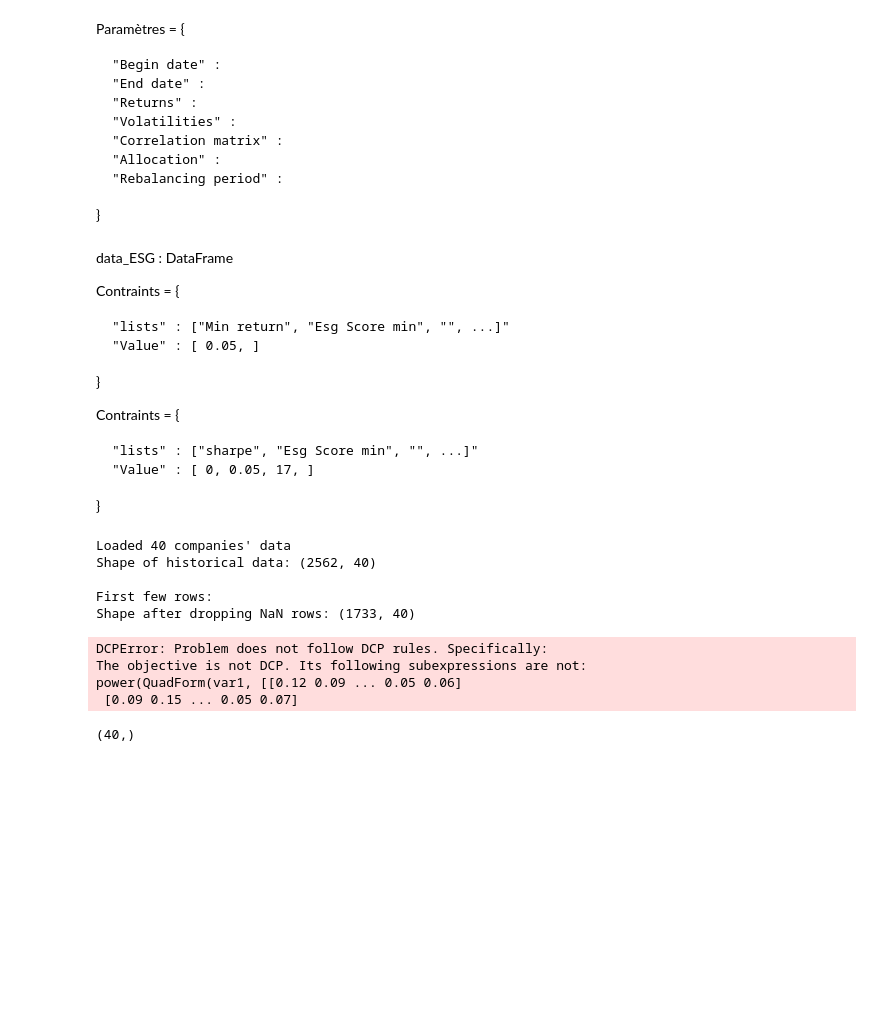
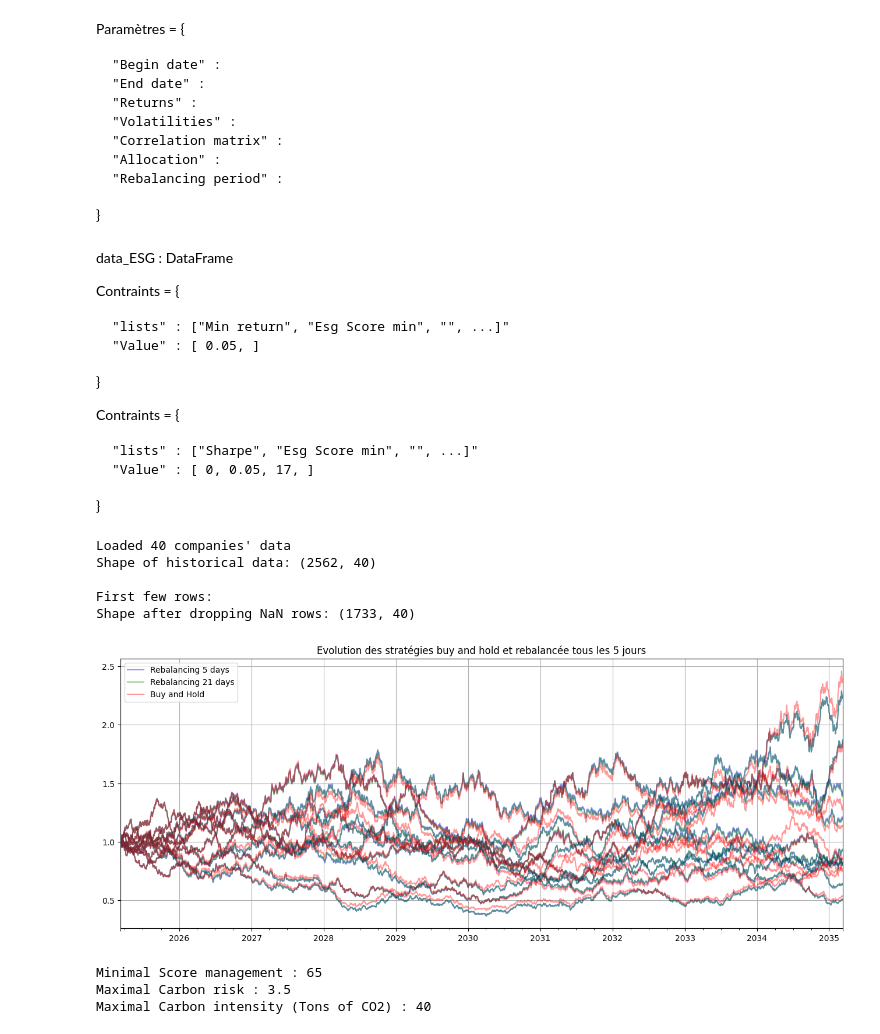
Before and after one commit to ZeBaoB/Cutting-edge_AssetTool-, a Jupyter notebook: POO.ipynb, the cells around one changed output. Saved outputs shown, nothing was run; the diff lists cells and outputs as text; code cells hidden in the pictures; blank space fills up the shorter version.

Commit message:
Risk metrics and simulations

```diff
--- a/POO.ipynb
+++ b/POO.ipynb
@@ -46,7 +48,7 @@ Contraints = {
 
 Contraints = {
 
-    "lists" : ["sharpe", "Esg Score min", "", ...]"
+    "lists" : ["Sharpe", "Esg Score min", "", ...]"
     "Value" : [ 0, 0.05, 17, ]
 }
 # %%
@@ -218,7 +216,7 @@ if True :
     allocations_EW = np.ones(nb_stocks) / nb_stocks
 
 # Import the weights data of CAC40
-CAC40_weights_df = pd.read_csv('Data/InfoCAC40.csv', sep=';').set_index('Societe')
+CAC40_weights_df = pd.read_csv('Data/InfoCAC40.csv', sep=';').set_index('Company')
 # Convert string values to float
 CAC40_weights = CAC40_weights_df.iloc[0, :].str.replace(',', '.').astype(float).values
 # %% [output]
@@ -228,7 +226,9 @@ Shape of historical data: (2562, 40)
 First few rows:
 Shape after dropping NaN rows: (1733, 40)
 # %%
-nb_simu = 2
+nb_simu = 10
+allocation = allocations_EW
+allocation = CAC40_weights
 
 parametres_BuyH = {
     "Begin date": '2025-03-10',
@@ -236,7 +236,7 @@ parametres_BuyH = {
     "Returns": mu_annuel,
     "Volatilities": Volatilite_annuel,
     "Correlation matrix": mat_correlation,
-    "Allocation": allocations_EW,
+    "Allocation": allocation,
 }
 simulation_BuyH = Simulation(nb_scenarios=nb_simu, model="BS", strategie="Buy and hold", parametres=parametres_BuyH)
 simulation_BuyH.generate_scenarios()
@@ -248,7 +248,7 @@ parametres_Rebal21 = {
     "Returns": mu_annuel,
     "Volatilities": Volatilite_annuel,
     "Correlation matrix": mat_correlation,
-    "Allocation": allocations_EW,
+    "Allocation": allocation,
     "Rebalancing period": 21
 }
 simulation_Rebal21 = Simulation(nb_scenarios=nb_simu, model="BS", strategie="Rebalancing", parametres=parametres_Rebal21)
@@ -261,13 +261,39 @@ parametres_Rebal5 = {
     "Returns": mu_annuel,
     "Volatilities": Volatilite_annuel,
     "Correlation matrix": mat_correlation,
-    "Allocation": allocations_EW,
+    "Allocation": allocation,
     "Rebalancing period": 5
 }
 simulation_Rebal5 = Simulation(nb_scenarios=nb_simu, model="BS", strategie="Rebalancing", parametres=parametres_Rebal5)
 simulation_Rebal5.scenarios = simulation_BuyH.scenarios
 simulation_Rebal5.generate_evolutions()
+# %%
+plt.figure(figsize=(16, 6))
+
+lines = []
+evolution_rebal5 = simulation_Rebal5.evolutions
+evolution_BuyH = simulation_BuyH.evolutions
+evolution_rebal21 = simulation_Rebal21.evolutions
+
+for evolution_name, evolution_data in evolution_rebal5.items():
+    lines.append(evolution_data.sum(axis=1).plot(color="blue", alpha=0.4, label="Rebalancing 5 days"))
+    lines.append(evolution_rebal21[evolution_name].sum(axis=1).plot(color="green", alpha=0.4, label="Rebalancing 21 days"))
+    lines.append(evolution_BuyH[evolution_name].sum(axis=1).plot(color="red", alpha=0.4, label="Buy and Hold"))
+
+plt.title("Evolution des stratégies buy and hold et rebalancée tous les 5 jours")
+plt.grid()
+
+# Get unique legend handles and labels
+handles, labels = plt.gca().get_legend_handles_labels()
+by_label = dict(zip(labels, handles))
+plt.legend(by_label.values(), by_label.keys())
+
+plt.show()
+# %% [output]
+[figure, added]
 # %%
+warnings.filterwarnings('ignore')
+
 parametres_BuyH_sous_constrains = {
     "Begin date": '2025-03-10',
     "End date": '2035-03-10',
@@ -275,24 +301,20 @@ parametres_BuyH_sous_constrains = {
     "Volatilities": Volatilite_annuel,
     "Correlation matrix": mat_correlation
 }
-Data_esg = (pd.read_csv('Data/InfoCAC40.csv', sep=';').set_index('Societe').iloc[1:, :]).T
-simulation_BuyH_sous_constrains = Simulation(nb_scenarios=10, model="BS", strategie="Buy and hold", parametres=parametres_BuyH_sous_constrains)
+Data_esg = (pd.read_csv('Data/InfoCAC40.csv', sep=';').set_index('Company').iloc[1:, :]).T
+#string to float
+Data_esg = Data_esg.apply(lambda x: x.str.replace(',', '.').astype(float), axis=1)
+simulation_BuyH_sous_constrains = Simulation(nb_scenarios=200, model="BS", strategie="Buy and hold", parametres=parametres_BuyH_sous_constrains)
 simulation_BuyH_sous_constrains.set_dataESG(Data_esg)
 contraints = {
-    "List" : ["Sharpe"],
-    "Value" : [0]
+    "List" : ["Maximal volatility", "Maximal Carbon risk", "Maximal Carbon intensity (Tons of CO2)", "Minimal Score management"],
+    "Value" : [0.20, 3.5, 40, 65]
 }
 simulation_BuyH_sous_constrains.set_contraints(contraints)
 simulation_BuyH_sous_constrains.compute_allocation()
+simulation_BuyH_sous_constrains.generate_scenarios()
+simulation_BuyH_sous_constrains.generate_evolutions()
 # %% [output]
-DCPError: Problem does not follow DCP rules. Specifically:
-The objective is not DCP. Its following subexpressions are not:
-power(QuadForm(var1, [[0.12 0.09 ... 0.05 0.06]
- [0.09 0.15 ... 0.05 0.07]
+Minimal Score management : 65
+Maximal Carbon risk : 3.5
+Maximal Carbon intensity (Tons of CO2) : 40
-# %%
-corr = simulation_BuyH_sous_constrains.parametres["Correlation matrix"]
-vol = simulation_BuyH_sous_constrains.parametres["Volatilities"]
-vol.shape
-# Matrix de correlation
-# %% [output]
-(40,)
```
Also changed, not shown: parts of 10 cells of this notebook, 3 other files.
